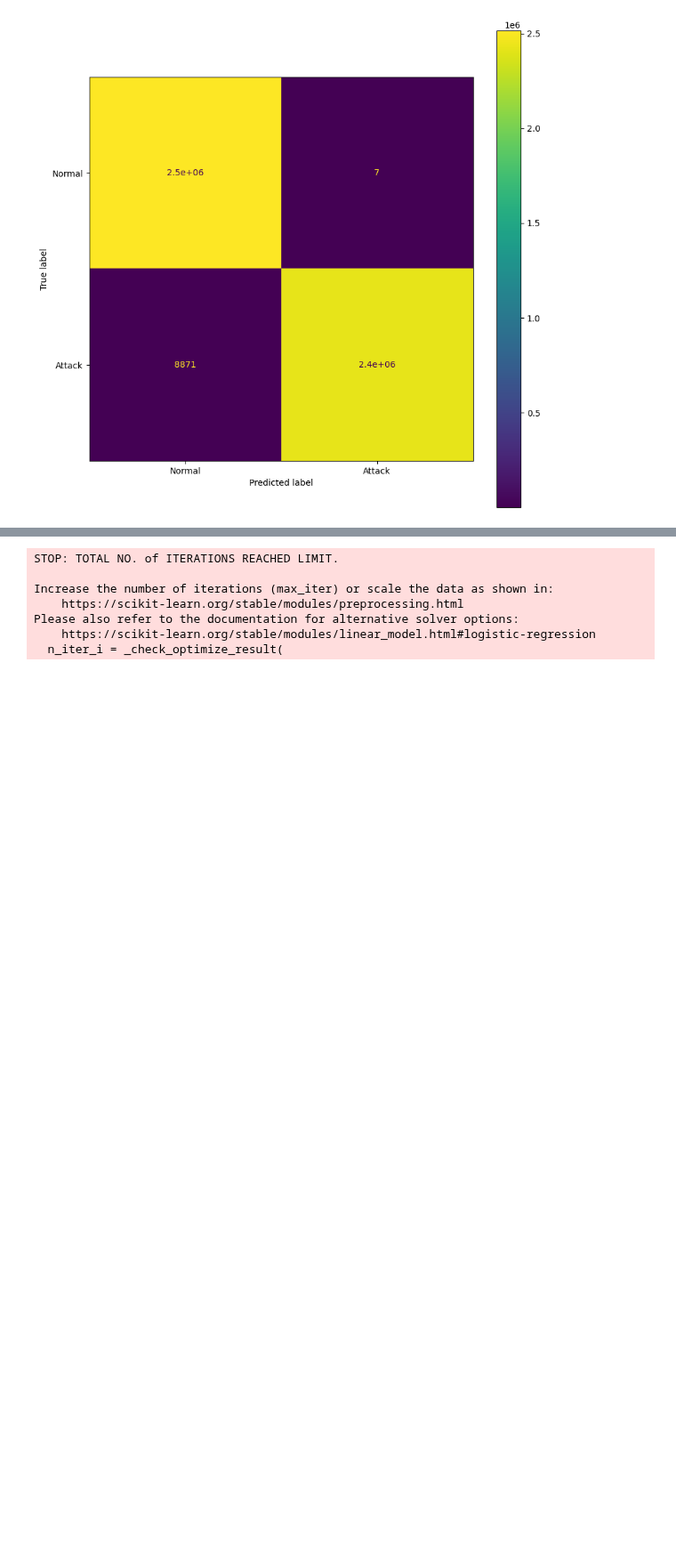
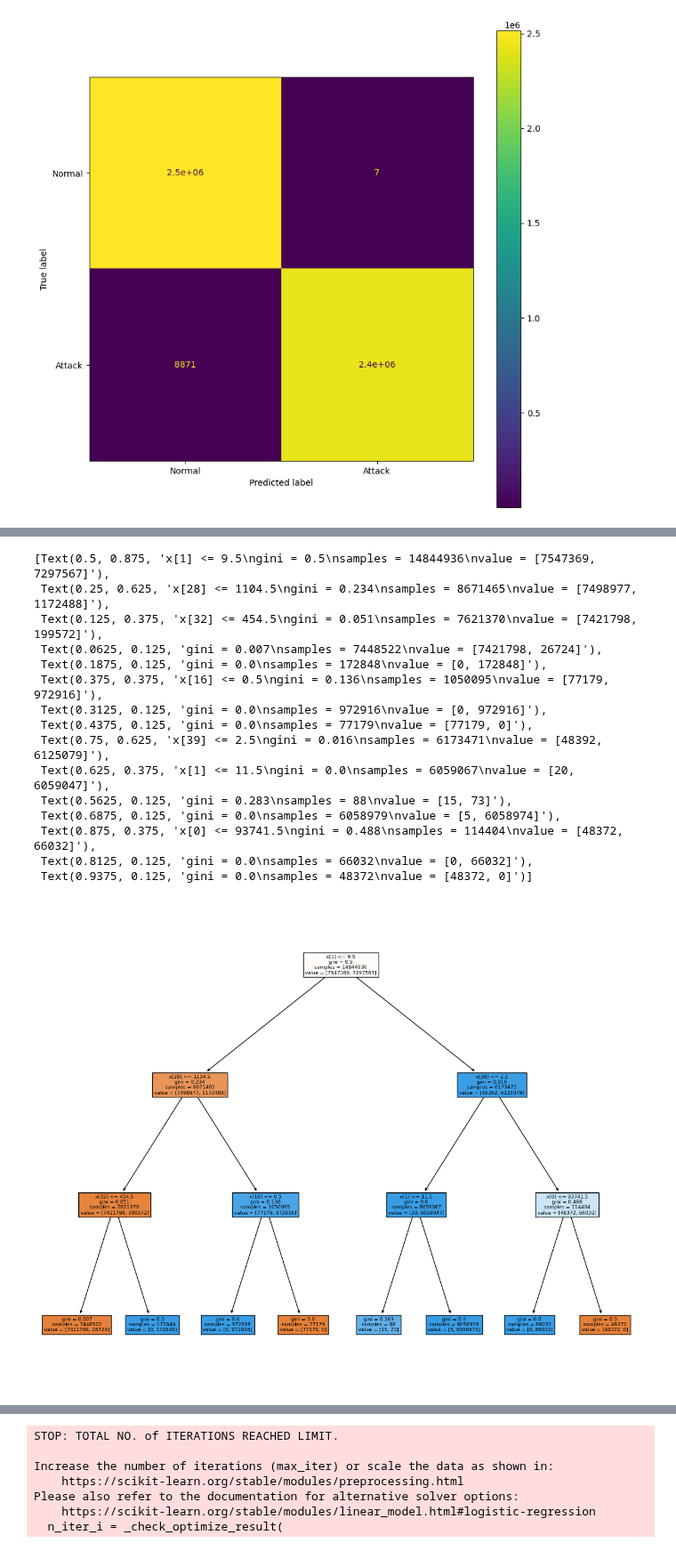
Before and after one commit to douniagh/MyApplication-, a Jupyter notebook: Training5.ipynb, the cells around one changed output, grey strips where cells are left out. Shown at 89% size. Cells and saved outputs as stored; diff of their text form; code cells hidden in the pictures; blank space fills up the shorter version.

```diff
--- a/Training5.ipynb
+++ b/Training5.ipynb
@@ -107,0 +131,20 @@ Training Recall DecisionTreeClassifier 99.63379575685978  Test Recall DecisionTr
+# %%
+fig = plt.figure(figsize=(15,12))
+tree.plot_tree(dt , filled=True)
+# %% [output]
+[Text(0.5, 0.875, 'x[1] <= 9.5\ngini = 0.5\nsamples = 14844936\nvalue = [7547369, 7297567]'),
+ Text(0.25, 0.625, 'x[28] <= 1104.5\ngini = 0.234\nsamples = 8671465\nvalue = [7498977, 1172488]'),
+ Text(0.125, 0.375, 'x[32] <= 454.5\ngini = 0.051\nsamples = 7621370\nvalue = [7421798, 199572]'),
+ Text(0.0625, 0.125, 'gini = 0.007\nsamples = 7448522\nvalue = [7421798, 26724]'),
+ Text(0.1875, 0.125, 'gini = 0.0\nsamples = 172848\nvalue = [0, 172848]'),
+ Text(0.375, 0.375, 'x[16] <= 0.5\ngini = 0.136\nsamples = 1050095\nvalue = [77179, 972916]'),
+ Text(0.3125, 0.125, 'gini = 0.0\nsamples = 972916\nvalue = [0, 972916]'),
+ Text(0.4375, 0.125, 'gini = 0.0\nsamples = 77179\nvalue = [77179, 0]'),
+ Text(0.75, 0.625, 'x[39] <= 2.5\ngini = 0.016\nsamples = 6173471\nvalue = [48392, 6125079]'),
+ Text(0.625, 0.375, 'x[1] <= 11.5\ngini = 0.0\nsamples = 6059067\nvalue = [20, 6059047]'),
+ Text(0.5625, 0.125, 'gini = 0.283\nsamples = 88\nvalue = [15, 73]'),
+ Text(0.6875, 0.125, 'gini = 0.0\nsamples = 6058979\nvalue = [5, 6058974]'),
+ Text(0.875, 0.375, 'x[0] <= 93741.5\ngini = 0.488\nsamples = 114404\nvalue = [48372, 66032]'),
+ Text(0.8125, 0.125, 'gini = 0.0\nsamples = 66032\nvalue = [0, 66032]'),
+ Text(0.9375, 0.125, 'gini = 0.0\nsamples = 48372\nvalue = [48372, 0]')]
+[figure, added]
```
Also changed, not shown: parts of 5 cells of this notebook.
